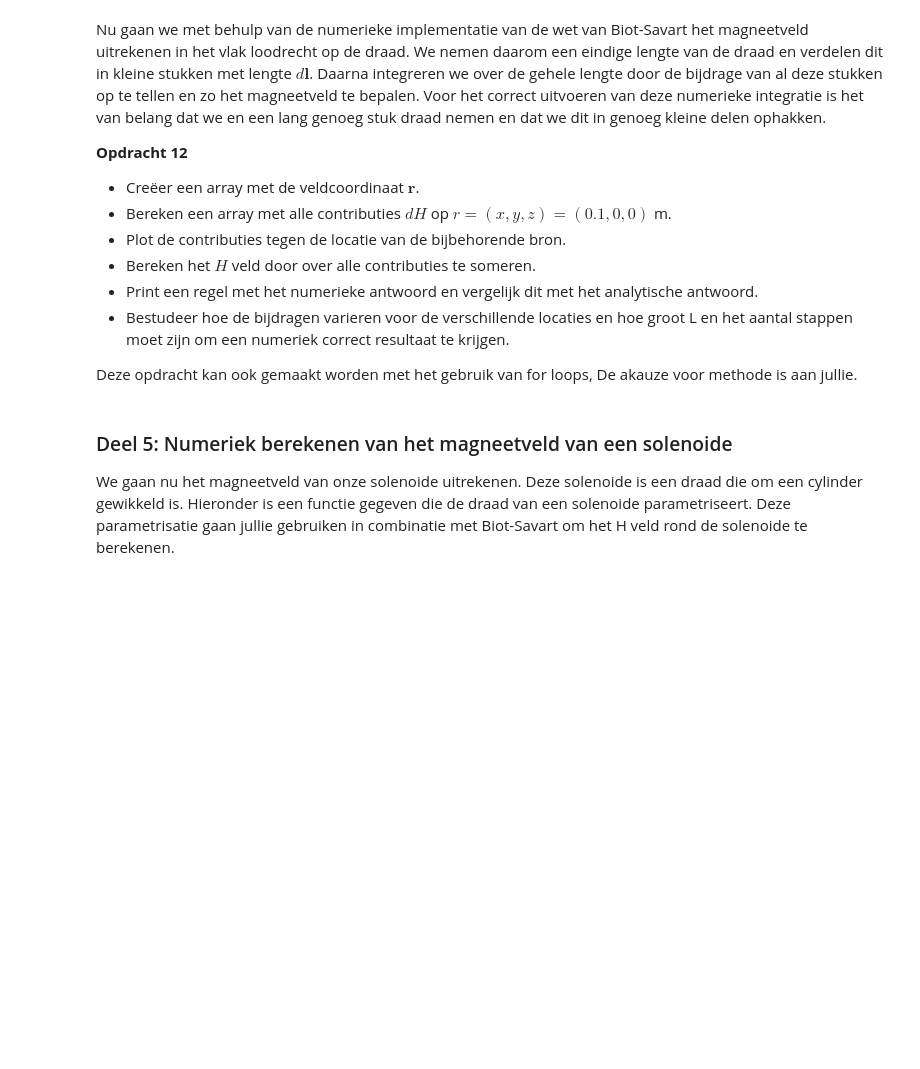
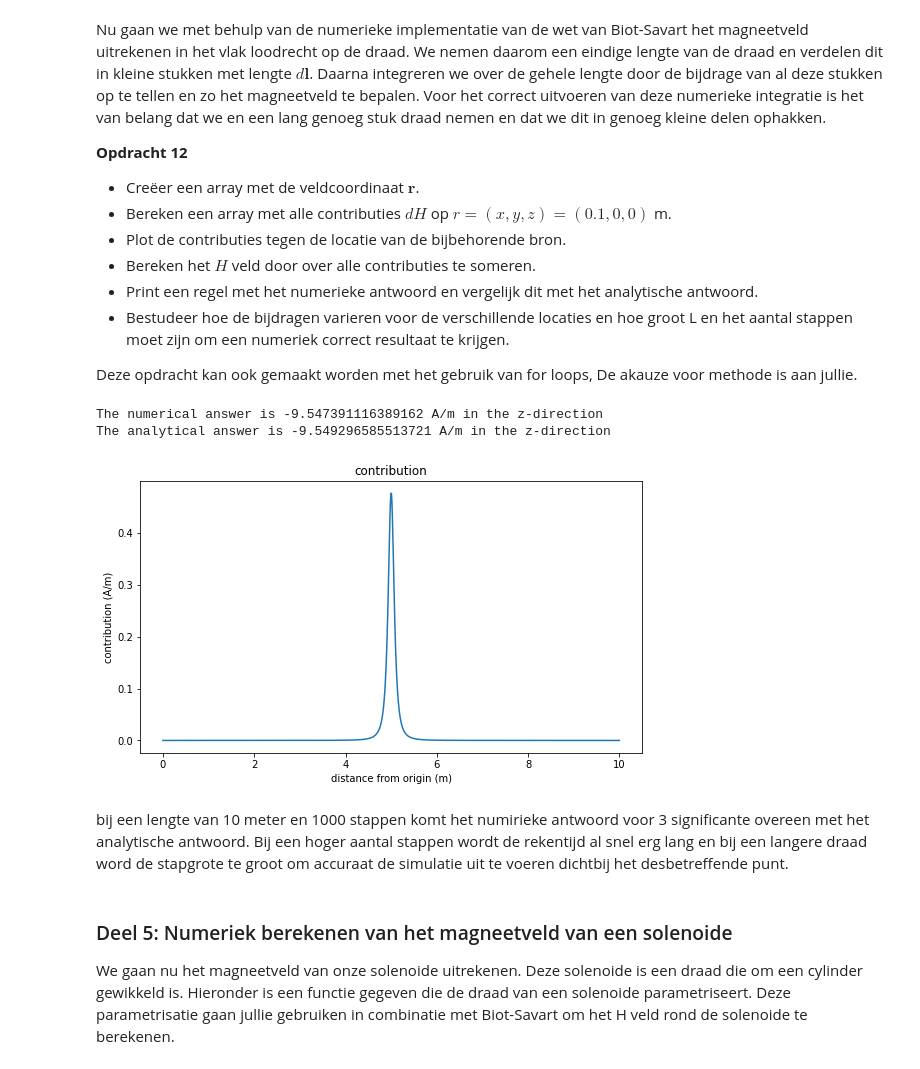
Before and after one commit to oprelo/opdrachten-DEF-D, a Jupyter notebook: DigitaleOntwerpopdrachten/2KrachtactuatorOpdracht/2KrachtactuatorOpdracht/KrachtactuatorOpdracht.ipynb, the cells around one changed output. Cells and saved outputs as stored; diff of their text form; code cells hidden in the pictures; blank space fills up the shorter version.

```diff
--- a/DigitaleOntwerpopdrachten/2KrachtactuatorOpdracht/2KrachtactuatorOpdracht/KrachtactuatorOpdracht.ipynb
+++ b/DigitaleOntwerpopdrachten/2KrachtactuatorOpdracht/2KrachtactuatorOpdracht/KrachtactuatorOpdracht.ipynb
@@ -269,9 +266,49 @@ Nu gaan we met behulp van de numerieke implementatie van de wet van Biot-Savart
 
 Deze opdracht kan ook gemaakt worden met het gebruik van for loops, De akauze voor methode is aan jullie.
 # %%
-###
-###Jullie code hier###
-###
+x_lim = 0.2
+y_lim = 10
+n_r = 1000
+x_array = np.linspace(-x_lim,x_lim,n_r)
+y_array = np.linspace(0,y_lim,n_r)
+x_cords, y_cords, z_cords = np.meshgrid(x_array, y_array,0)
+r_field = np.array([x_cords,y_cords,z_cords])
+L_x, L_y, L_z = np.meshgrid(0,y_array,0)
+L = np.array([L_x,L_y,L_z])
+
+
+mask = ~(r_field == L).all(axis=0)
+r_field = r_field[:, mask.squeeze()].T
+L = L.T
+L = L[0,:,:,:]
+
+def field_current(r_field, r_source, I):
+    H_field = np.zeros(r_field.shape)
+    dl = L[0,1,:] - L[0,0,:]
+    for i, r_f in enumerate(r_field):
+        H = 0
+        H_array = (I*(np.cross(dl,r_f-r_source)))/(4*np.pi*(np.sum((r_f-r_source)**2,axis=2)**(3/2)))[:,:,np.newaxis]
+        H = np.sum(H_array,axis=1)
+        H_field[i] = H
+    return H_field, H_array
+
+H_field, H_array = field_current(np.array([[[0.1,5,0]]]), L, I)
+print(f'The numerical answer is {H_field[0,0,2]} A/m in the z-direction')
+H_an = -I/(2*np.pi*0.1)
+print(f'The analytical answer is {H_an} A/m in the z-direction')
+
+plt.figure(figsize=(9,5))
+plt.title('contribution')
+plt.plot(L[0,:,1],abs(H_array[0,:,2]))
+plt.xlabel('distance from origin (m)')
+plt.ylabel('contribution (A/m)')
+plt.show()
+# %% [output]
+The numerical answer is -9.547391116389162 A/m in the z-direction
+The analytical answer is -9.549296585513721 A/m in the z-direction
+[figure, added]
+# %% [markdown]
+bij een lengte van 10 meter en 1000 stappen komt het numirieke antwoord voor 3 significante overeen met het analytische antwoord. Bij een hoger aantal stappen wordt de rekentijd al snel erg lang en bij een langere draad word de stapgrote te groot om accuraat de simulatie uit te voeren dichtbij het desbetreffende punt.
 # %% [markdown]
 ### Deel 5: Numeriek berekenen van het magneetveld van een solenoide
 
```
Also changed, not shown: parts of 3 cells of this notebook.
